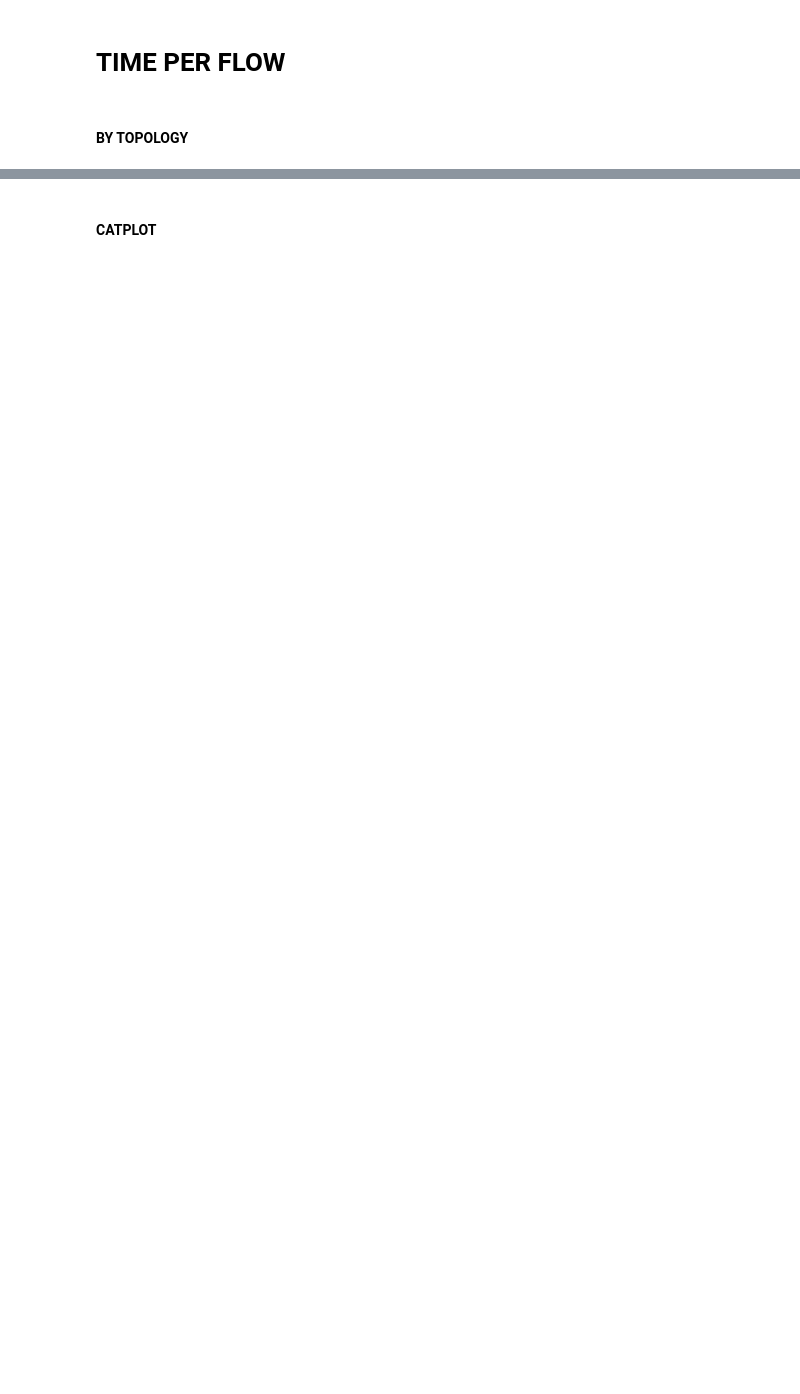
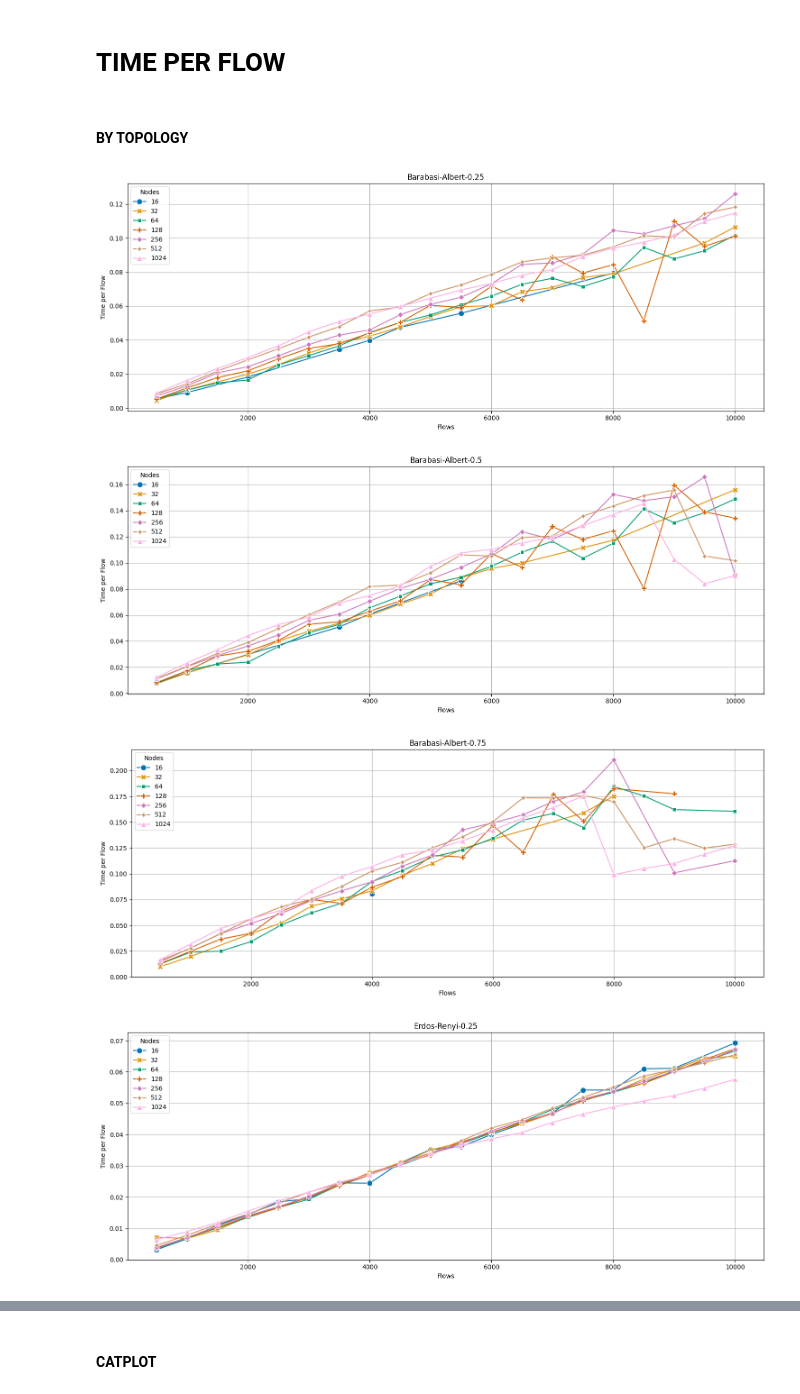
Before and after one commit to marianialessandro/dgLBF, a Jupyter notebook: sim/analyse.ipynb, the cells around one changed output, grey strips where cells are left out. Cells and saved outputs as stored; diff of their text form; code cells hidden in the pictures; blank space fills up the shorter version.

```diff
--- a/sim/analyse.ipynb
+++ b/sim/analyse.ipynb
@@ -133,30 +139,38 @@ plt.show()
 # %%
 # Compute the time spent for 1 flow
 df1 = df_success.copy()
 df1['Time_per_Flow'] = df1['Time'] / df1['Flows']
 
 def time_per_flow(df_tpf: pd.DataFrame, title: str):
     plt.figure(figsize=FIG_SIZE)
     sns.lineplot(
         data=df_tpf,
         x="Flows",
         y="Time_per_Flow",
         hue="Nodes",
         style="Nodes",
         markers=True,
         markersize=9,
         errorbar=None,
         dashes=False,
         palette="colorblind"
     )
 
     # Set plot title and labels
     plt.title(title)
     plt.xlabel('Flows')
     plt.ylabel('Time per Flow')
     plt.legend(title='Nodes')
     plt.grid(True)
+    plt.tight_layout()
+    path = PLOTS_DIR / "time-per-flow"
+    plt.savefig(path / f"{title}.pdf", format='pdf', dpi=600)
     plt.show()
 
 
 by_topology(df1, time_per_flow)
+# %% [output]
+[figure, added]
+[figure, added]
+[figure, added]
+[figure, added]
```
Also changed, not shown: parts of 10 cells of this notebook, 12 other files.
